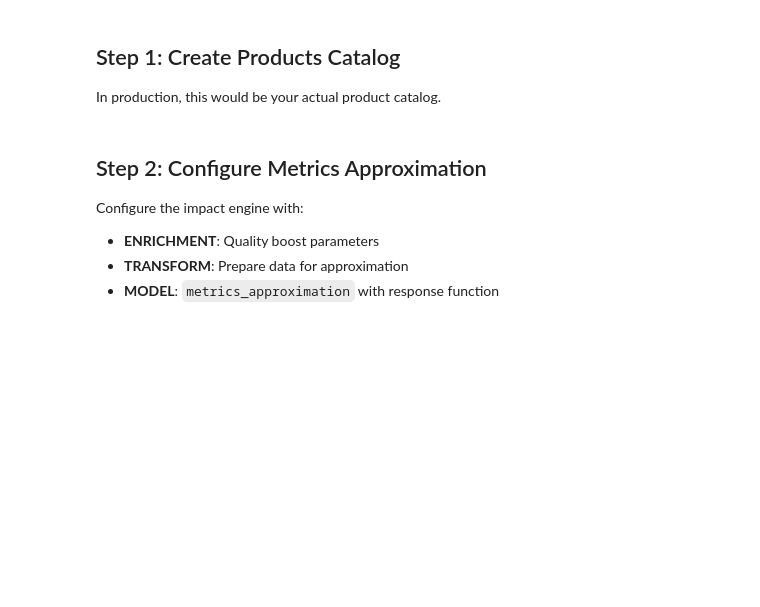
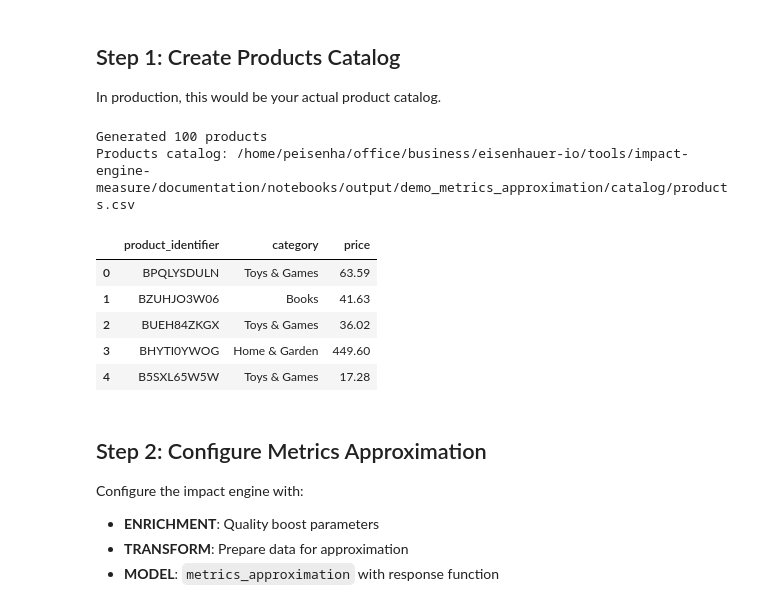
Before and after one commit to eisenhauerIO/tools-impact-engine-measure, a Jupyter notebook: documentation/notebooks/demo_metrics_approximation.ipynb, the cells around one changed output. Saved outputs shown, nothing was run; the diff lists cells and outputs as text; code cells hidden in the pictures; blank space fills up the shorter version.

```diff
--- a/documentation/notebooks/demo_metrics_approximation.ipynb
+++ b/documentation/notebooks/demo_metrics_approximation.ipynb
@@ -24,13 +28,22 @@ In production, this would be your actual product catalog.
 # %%
 output_path = Path("output/demo_metrics_approximation")
 output_path.mkdir(parents=True, exist_ok=True)
 
 job_info = simulate("configs/demo_metrics_approximation_catalog.yaml", job_id="catalog")
 products = job_info.load_df("products")
 
-print(f"Created: {job_info.get_store().full_path('products.csv')}")
-print(f"Products: {len(products)}")
-products
+print(f"Generated {len(products)} products")
+print(f"Products catalog: {job_info.get_store().full_path('products.csv')}")
+products.head()
+# %% [output]
+Generated 100 products
+Products catalog: /home/peisenha/office/business/eisenhauer-io/tools/impact-engine-measure/documentation/notebooks/output/demo_metrics_approximation/catalog/products.csv
+|  | product_identifier | category | price |
+| 0 | BPQLYSDULN | Toys & Games | 63.59 |
+| 1 | BZUHJO3W06 | Books | 41.63 |
+| 2 | BUEH84ZKGX | Toys & Games | 36.02 |
+| 3 | BHYTI0YWOG | Home & Garden | 449.60 |
+| 4 | B5SXL65W5W | Toys & Games | 17.28 |
 # %% [markdown]
 ## Step 2: Configure Metrics Approximation
 
```
Also changed, not shown: parts of 12 cells of this notebook, 11 other files.
